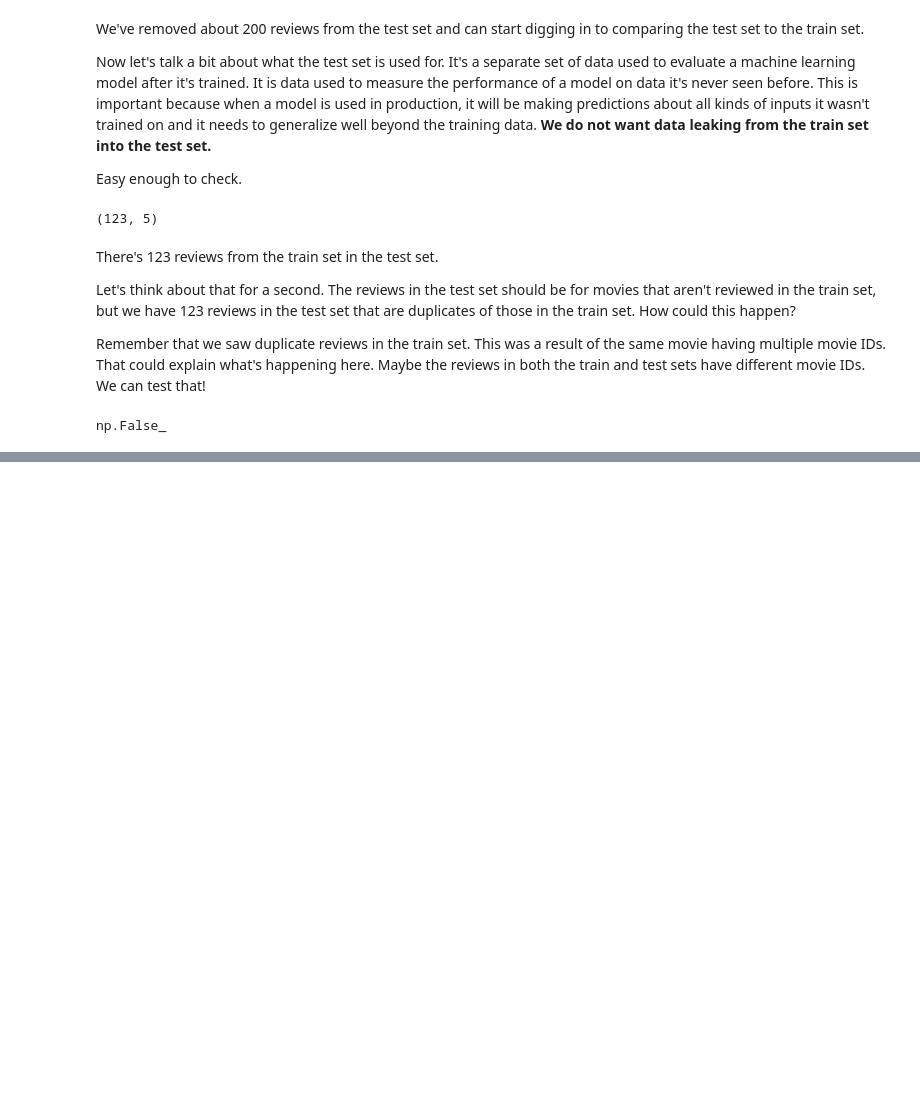
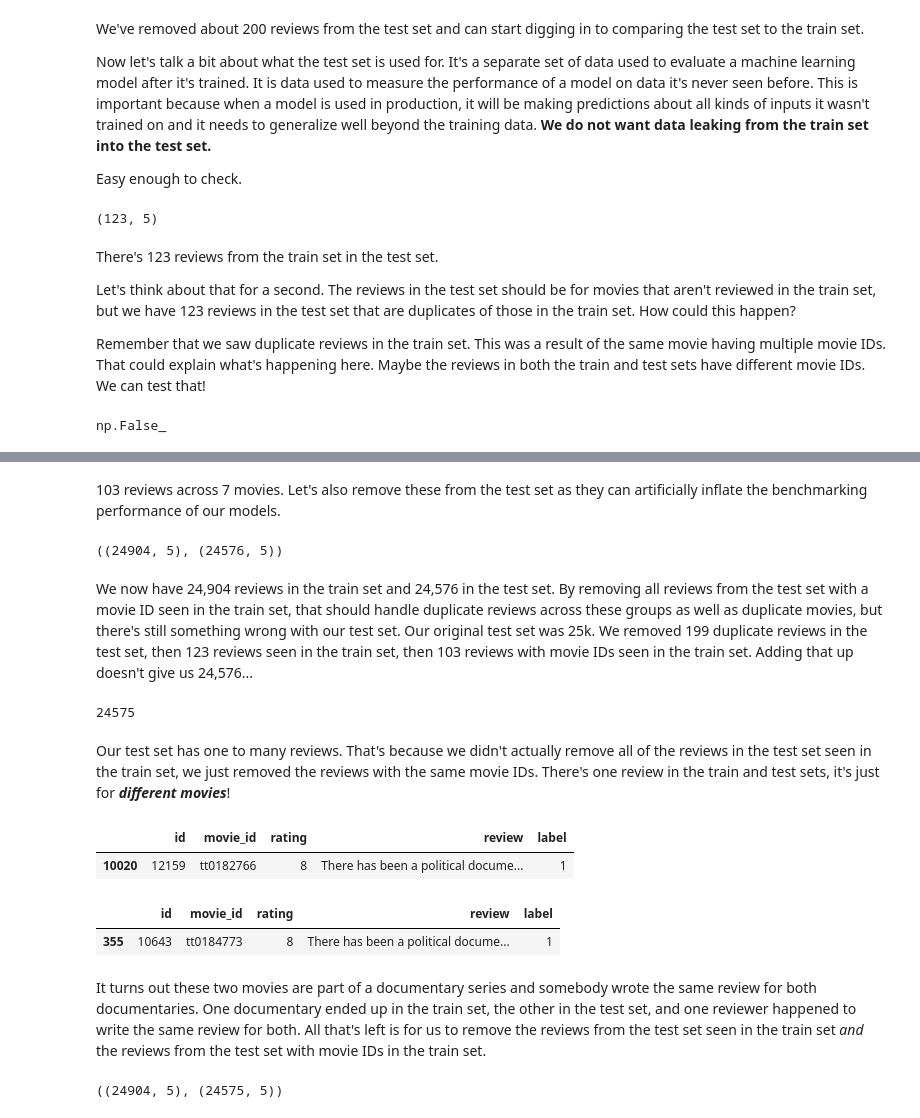
Before and after one commit to spenceforce/NLP-Simple-to-Spectacular, a Jupyter notebook: 01_data/data.ipynb, the cells around one changed output, grey strips where cells are left out. Saved outputs shown, nothing was run; the diff lists cells and outputs as text; code cells hidden in the pictures; blank space fills up the shorter version.

```diff
--- a/01_data/data.ipynb
+++ b/01_data/data.ipynb
@@ -310,10 +318,16 @@ def get_df(dataset):
     return pd.concat(dfs)
 
 def get_train_data(dedup=True):
-    return get_df("train").drop_duplicates("review").copy()
+    rv = get_df("train")
+    if dedup:
+        return rv.drop_duplicates("review").copy()
+    return rv
 
 def get_test_data(dedup=True):
-    return get_df("test").drop_duplicates("review").copy()
+    rv = get_df("test")
+    if dedup:
+        return rv.drop_duplicates("review").copy()
+    return rv
 
 train_df = get_train_data()
 train_df.groupby('label').describe(include='object')
@@ -379 +395,7 @@ There are a few forms of data leakage, but what I've described here is often cal
+# %%
+def get_train_test_data():
+    train_df = get_train_data()
+    test_df = get_test_data()
+    test_df = test_df[~test_df['review'].isin(train_df['review'])].copy()
+    return train_df, test_df
 # %% [markdown]
@@ -629,0 +474,3 @@ Curating datasets is important, underappreciated work. It's not always easy. It'
+# %%
+train_df, test_df = get_train_test_data()
+test_df['movie_id'].isin(train_df['movie_id']).any()
@@ -629,0 +492,46 @@ Curating datasets is important, underappreciated work. It's not always easy. It'
+# %% [markdown]
+103 reviews across 7 movies. Let's also remove these from the test set as they can artificially inflate the benchmarking performance of our models.
+# %%
+def get_train_test_data():
+    train_df = get_train_data()
+    test_df = get_test_data()
+    test_df = test_df[(~test_df['movie_id'].isin(train_df['movie_id']))].copy()
+    return train_df, test_df
+
+train_df, test_df = get_train_test_data()
+train_df.shape, test_df.shape
+# %% [output]
+((24904, 5), (24576, 5))
+# %% [markdown]
+We now have 24,904 reviews in the train set and 24,576 in the test set. By removing all reviews from the test set with a movie ID seen in the train set, that should handle duplicate reviews across these groups as well as duplicate movies, but there's still something wrong with our test set. Our original test set was 25k. We removed 199 duplicate reviews in the test set, then 123 reviews seen in the train set, then 103 reviews with movie IDs seen in the train set. Adding that up doesn't give us 24,576...
+# %%
+25000 - 199 - 123 - 103
+# %% [output]
+24575
+# %% [markdown]
+Our test set has one to many reviews. That's because we didn't actually remove all of the reviews in the test set seen in the train set, we just removed the reviews with the same movie IDs. There's one review in the train and test sets, it's just for ___different movies___!
+# %%
+test_df[test_df['review'].isin(train_df['review'])]
+# %% [output]
+|  | id | movie_id | rating | review | label |
+| 10020 | 12159 | tt0182766 | 8 | There has been a political docume... | 1 |
+# %%
+train_df[train_df['review'].isin(test_df['review'])]
+# %% [output]
+|  | id | movie_id | rating | review | label |
+| 355 | 10643 | tt0184773 | 8 | There has been a political docume... | 1 |
+# %% [markdown]
+It turns out these two movies are part of a documentary series and somebody wrote the same review for both documentaries. One documentary ended up in the train set, the other in the test set, and one reviewer happened to write the same review for both. All that's left is for us to remove the reviews from the test set seen in the train set _and_ the reviews from the test set with movie IDs in the train set.
+# %%
+def get_train_test_data():
+    train_df = get_train_data()
+    test_df = get_test_data()
+    same_review = test_df['review'].isin(train_df['review'])
+    same_movie = test_df['movie_id'].isin(train_df['movie_id'])
+    test_df = test_df[~same_review & ~same_movie].copy()
+    return train_df, test_df
+
+train_df, test_df = get_train_test_data()
+train_df.shape, test_df.shape
+# %% [output]
+((24904, 5), (24575, 5))
```
Also changed, not shown: parts of 50 cells of this notebook, 1 other file.
